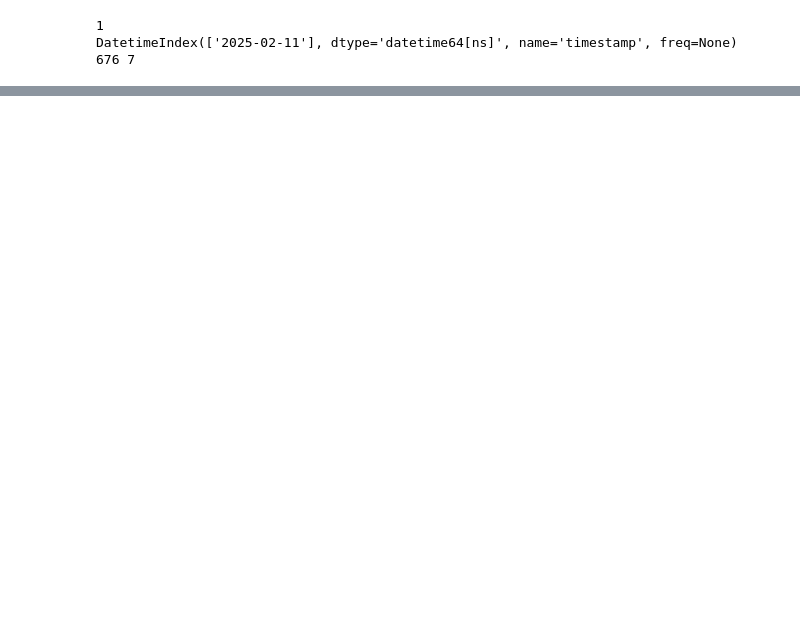
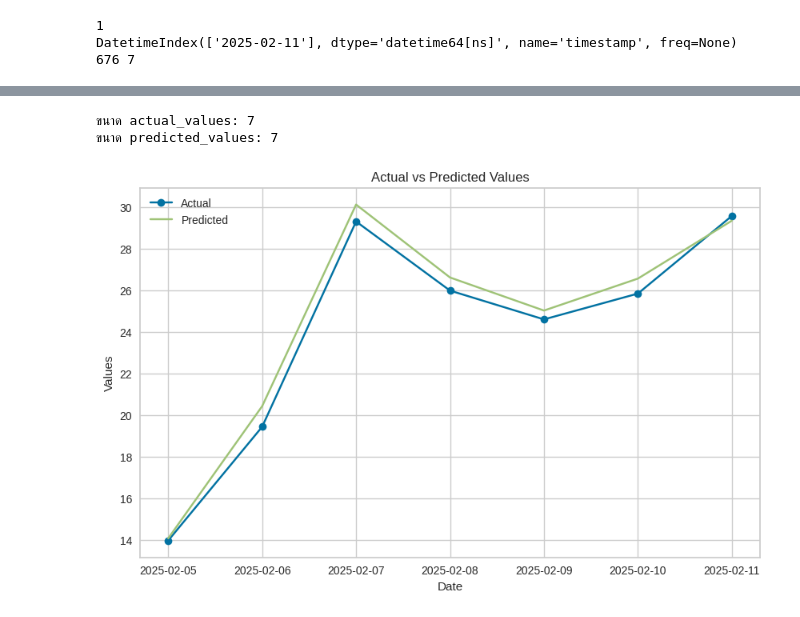
Before and after one commit to KIM2548TH/termproject1-2_cleandata, a Jupyter notebook: test2_kim.ipynb, the cells around one changed output, grey strips where cells are left out. Saved outputs shown, nothing was run; the diff lists cells and outputs as text; code cells hidden in the pictures; blank space fills up the shorter version.

```diff
--- a/test2_kim.ipynb
+++ b/test2_kim.ipynb
@@ -328,5 +139,5 @@ future_predictions = predict_model(arima_model, fh=len(test_df)+1)
 # %%
-final_best = finalize_model(arima_model)
+final_best = finalize_model(best)
 # %%
 future_dates = test_df
 print(future_dates)
@@ -372,0 +156,3 @@ timestamp
+# %%
+predictions_future = predict_model(final_best,X=future_df)
+predictions_future
@@ -372,0 +168,32 @@ timestamp
+# %%
+import matplotlib.pyplot as plt
+
+# ค่าจริง (actual values) จาก test_df
+actual_values = test_df['pm_2_5']
+
+# ค่าที่ทำนาย (predicted values) จาก predictions_future
+predicted_values = predictions_future['y_pred']
+
+# ตรวจสอบขนาดของข้อมูล
+print("ขนาด actual_values:", len(actual_values))
+print("ขนาด predicted_values:", len(predicted_values))
+# เปลี่ยนดัชนีเป็นชนิดที่พลอตได้
+actual_values = actual_values.to_timestamp()  # หากเป็นชนิด Period
+predicted_values = predicted_values.to_timestamp()  # หากเป็นชนิด Period
+
+# สร้างกราฟ
+plt.figure(figsize=(10, 6))  # ตั้งค่าขนาดกราฟ
+plt.plot(actual_values.index, actual_values, label='Actual', marker='o')  # พลอตค่าจริง
+plt.plot(predicted_values.index, predicted_values, label='Predicted', marker='x')  # พลอตค่าที่ทำนาย
+
+# เพิ่มชื่อกราฟและป้ายชื่อแกน
+plt.title('Actual vs Predicted Values')
+plt.xlabel('Date')
+plt.ylabel('Values')
+plt.legend()
+plt.grid(True)
+plt.show()
+# %% [output]
+ขนาด actual_values: 7
+ขนาด predicted_values: 7
+[figure, added]
```
Also changed, not shown: parts of 15 cells of this notebook, 1 other file.
